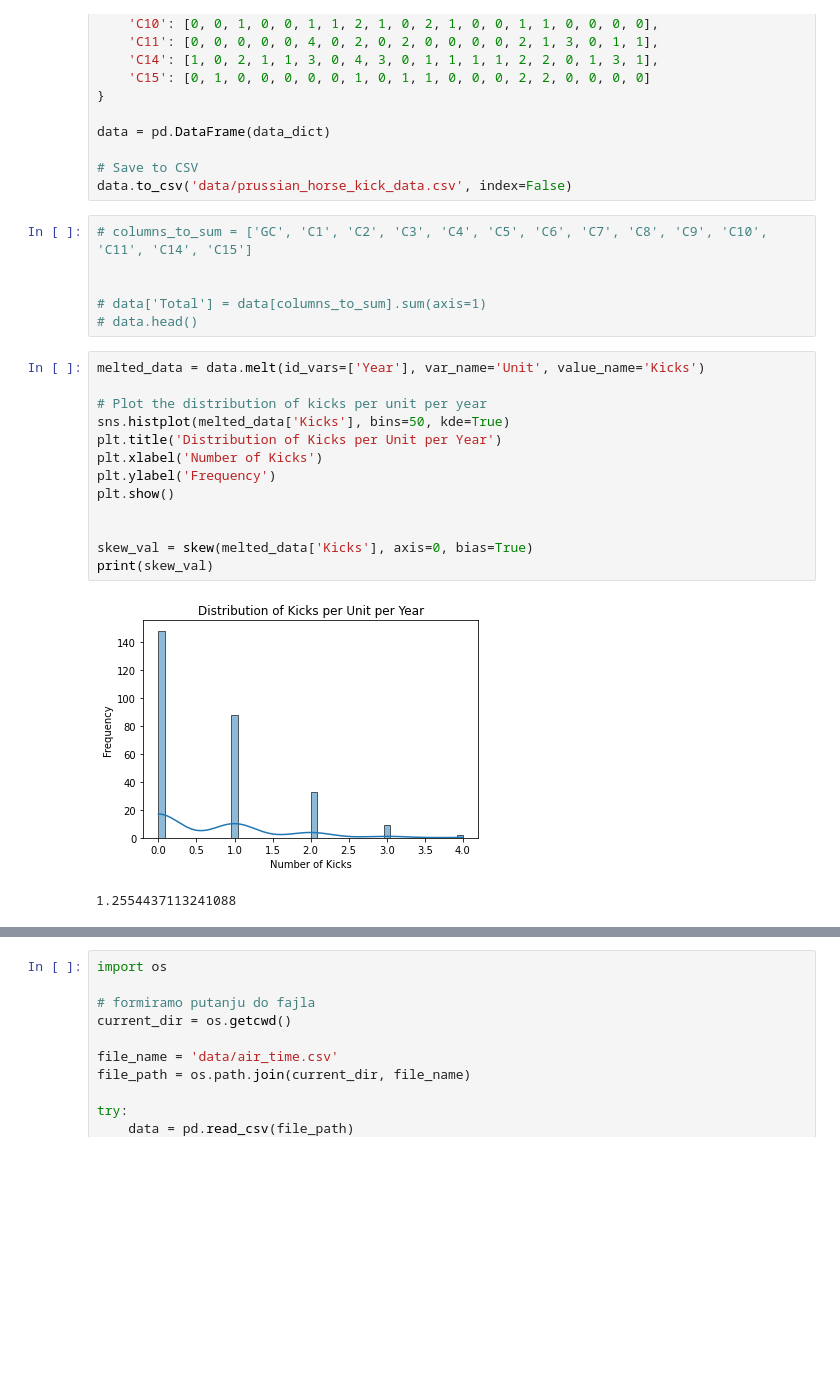
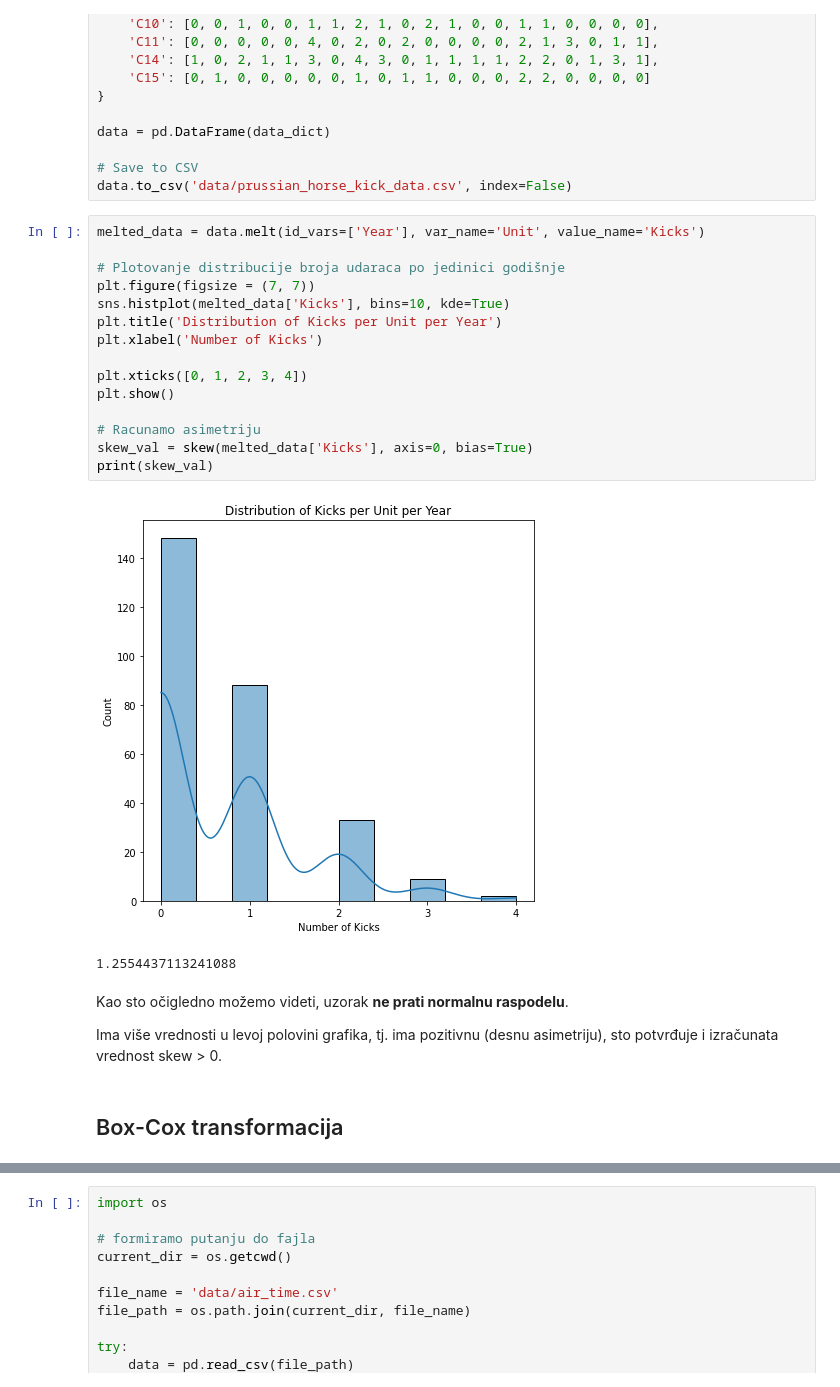
Before and after one commit to Sara18022/PowerTransformations, a Jupyter notebook: 02_box-cox.ipynb, the cells around one changed output, grey strips where cells are left out. Saved outputs shown, nothing was run; the diff lists cells and outputs as text; blank space fills up the shorter version.

```diff
--- a/02_box-cox.ipynb
+++ b/02_box-cox.ipynb
@@ -37,25 +37,27 @@ data = pd.DataFrame(data_dict)
 
 # Save to CSV
 data.to_csv('data/prussian_horse_kick_data.csv', index=False)
-# %%
-# columns_to_sum = ['GC', 'C1', 'C2', 'C3', 'C4', 'C5', 'C6', 'C7', 'C8', 'C9', 'C10', 'C11', 'C14', 'C15']
-
-
-# data['Total'] = data[columns_to_sum].sum(axis=1)
-# data.head()
 # %%
 melted_data = data.melt(id_vars=['Year'], var_name='Unit', value_name='Kicks')
 
-# Plot the distribution of kicks per unit per year
-sns.histplot(melted_data['Kicks'], bins=50, kde=True)
+# Plotovanje distribucije broja udaraca po jedinici godišnje
+plt.figure(figsize = (7, 7))
+sns.histplot(melted_data['Kicks'], bins=10, kde=True)
 plt.title('Distribution of Kicks per Unit per Year')
 plt.xlabel('Number of Kicks')
-plt.ylabel('Frequency')
+
+plt.xticks([0, 1, 2, 3, 4])
 plt.show()
 
-
+# Racunamo asimetriju
 skew_val = skew(melted_data['Kicks'], axis=0, bias=True)
 print(skew_val)
 # %% [output]
-[figure, old version]
+[figure, new version]
 1.2554437113241088
+# %% [markdown]
+Kao sto očigledno možemo videti, uzorak **ne prati normalnu raspodelu**.
+
+Ima više vrednosti u levoj polovini grafika, tj. ima pozitivnu (desnu asimetriju), sto potvrđuje i izračunata vrednost skew > 0.
+# %% [markdown]
+## Box-Cox transformacija
```
Also changed, not shown: parts of 18 cells of this notebook, 2 other files.
